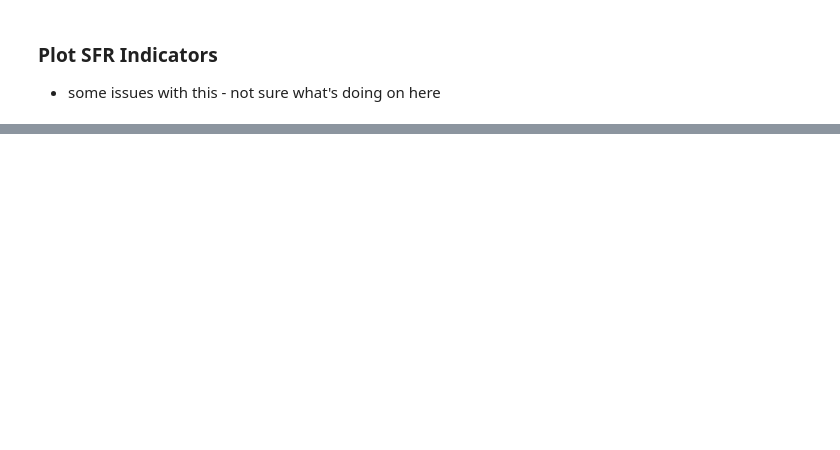
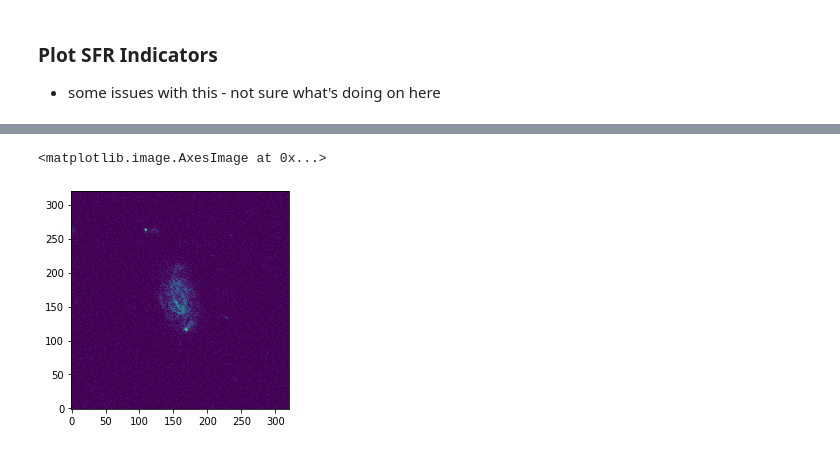
Before and after one commit to rfinn/Virgo, a Jupyter notebook: notebooks/plotting-multiwavelength-cutouts.ipynb, the cells around one changed output, grey strips where cells are left out. Saved outputs shown, nothing was run; the diff lists cells and outputs as text; code cells hidden in the pictures; blank space fills up the shorter version.

Commit message:
fixing image orientation

```diff
--- a/notebooks/plotting-multiwavelength-cutouts.ipynb
+++ b/notebooks/plotting-multiwavelength-cutouts.ipynb
@@ -136,0 +99,6 @@ no cs halpha
+# %%
+plt.figure()
+plt.imshow(c.nuv_image,origin='lower')
+# %% [output]
+<matplotlib.image.AxesImage at 0x...>
+[figure, added]
```
Also changed, not shown: parts of 12 cells of this notebook.
